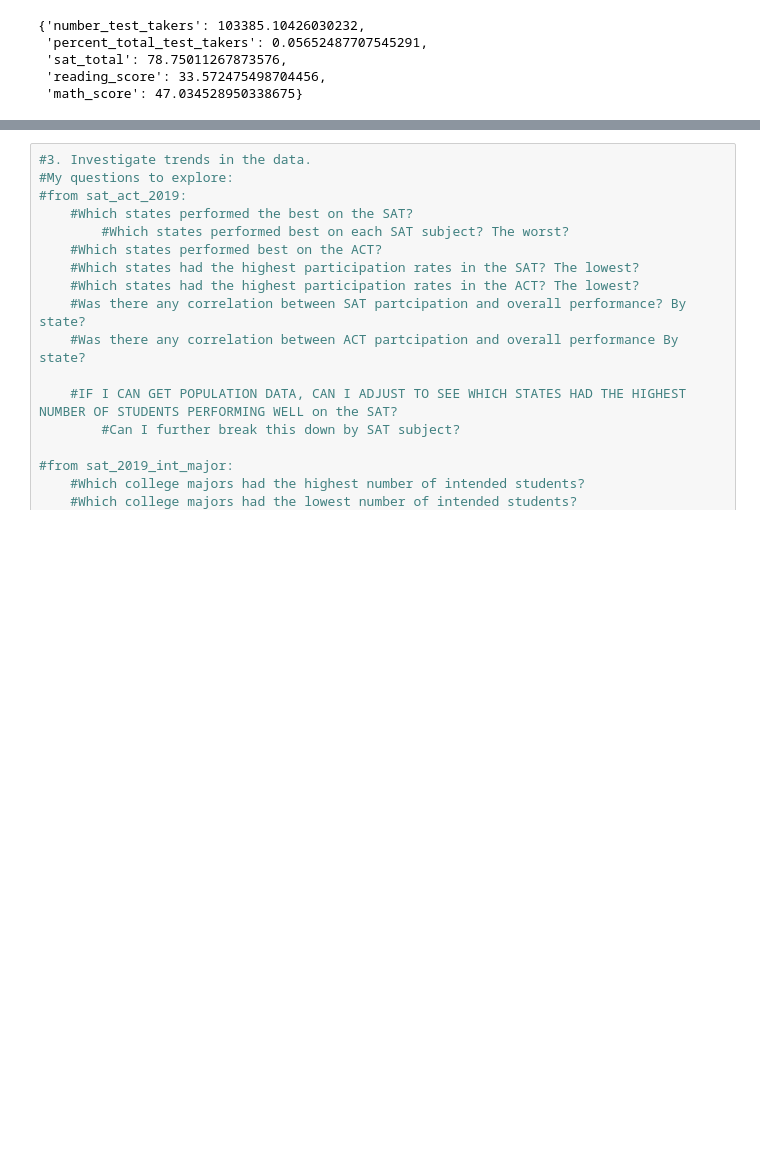
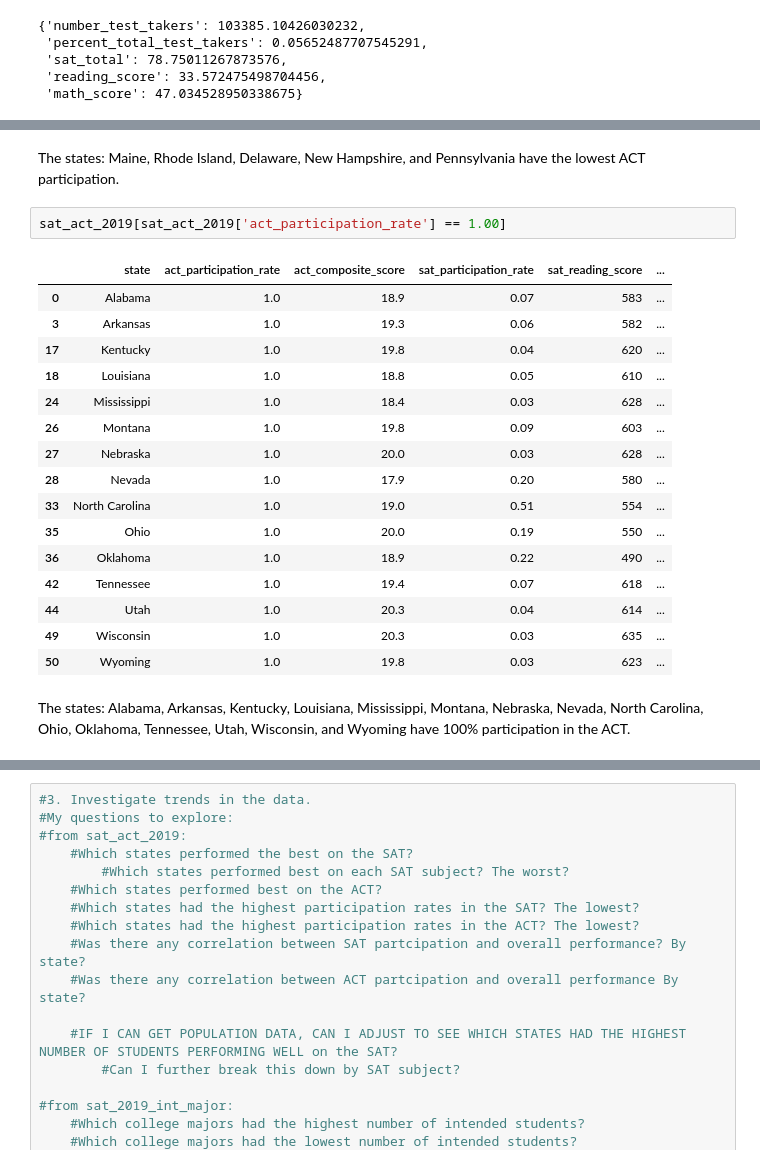
Before and after one commit to maryschindler/project_standardized_test_analysis, a Jupyter notebook: 2.0/code/project_1.ipynb, the cells around one changed output, grey strips where cells are left out. Drawn from its saved outputs; the diff is of its cells as text; blank space fills up the shorter version.

```diff
--- a/2.0/code/project_1.ipynb
+++ b/2.0/code/project_1.ipynb
@@ -630,0 +661,23 @@ sd_stem
+# %% [markdown]
+The states: Maine, Rhode Island, Delaware, New Hampshire, and Pennsylvania have the lowest ACT participation.
+# %%
+sat_act_2019[sat_act_2019['act_participation_rate'] == 1.00]
+# %% [output]
+|  | state | act_participation_rate | act_composite_score | sat_participation_rate | sat_reading_score | ... |
+| 0 | Alabama | 1.0 | 18.9 | 0.07 | 583 | ... |
+| 3 | Arkansas | 1.0 | 19.3 | 0.06 | 582 | ... |
+| 17 | Kentucky | 1.0 | 19.8 | 0.04 | 620 | ... |
+| 18 | Louisiana | 1.0 | 18.8 | 0.05 | 610 | ... |
+| 24 | Mississippi | 1.0 | 18.4 | 0.03 | 628 | ... |
+| 26 | Montana | 1.0 | 19.8 | 0.09 | 603 | ... |
+| 27 | Nebraska | 1.0 | 20.0 | 0.03 | 628 | ... |
+| 28 | Nevada | 1.0 | 17.9 | 0.20 | 580 | ... |
+| 33 | North Carolina | 1.0 | 19.0 | 0.51 | 554 | ... |
+| 35 | Ohio | 1.0 | 20.0 | 0.19 | 550 | ... |
+| 36 | Oklahoma | 1.0 | 18.9 | 0.22 | 490 | ... |
+| 42 | Tennessee | 1.0 | 19.4 | 0.07 | 618 | ... |
+| 44 | Utah | 1.0 | 20.3 | 0.04 | 614 | ... |
+| 49 | Wisconsin | 1.0 | 20.3 | 0.03 | 635 | ... |
+| 50 | Wyoming | 1.0 | 19.8 | 0.03 | 623 | ... |
+# %% [markdown]
+The states: Alabama, Arkansas, Kentucky, Louisiana, Mississippi, Montana, Nebraska, Nevada, North Carolina, Ohio, Oklahoma, Tennessee, Utah, Wisconsin, and Wyoming have 100% participation in the ACT.
```
Also changed, not shown: parts of 69 cells of this notebook, 4 other files.
